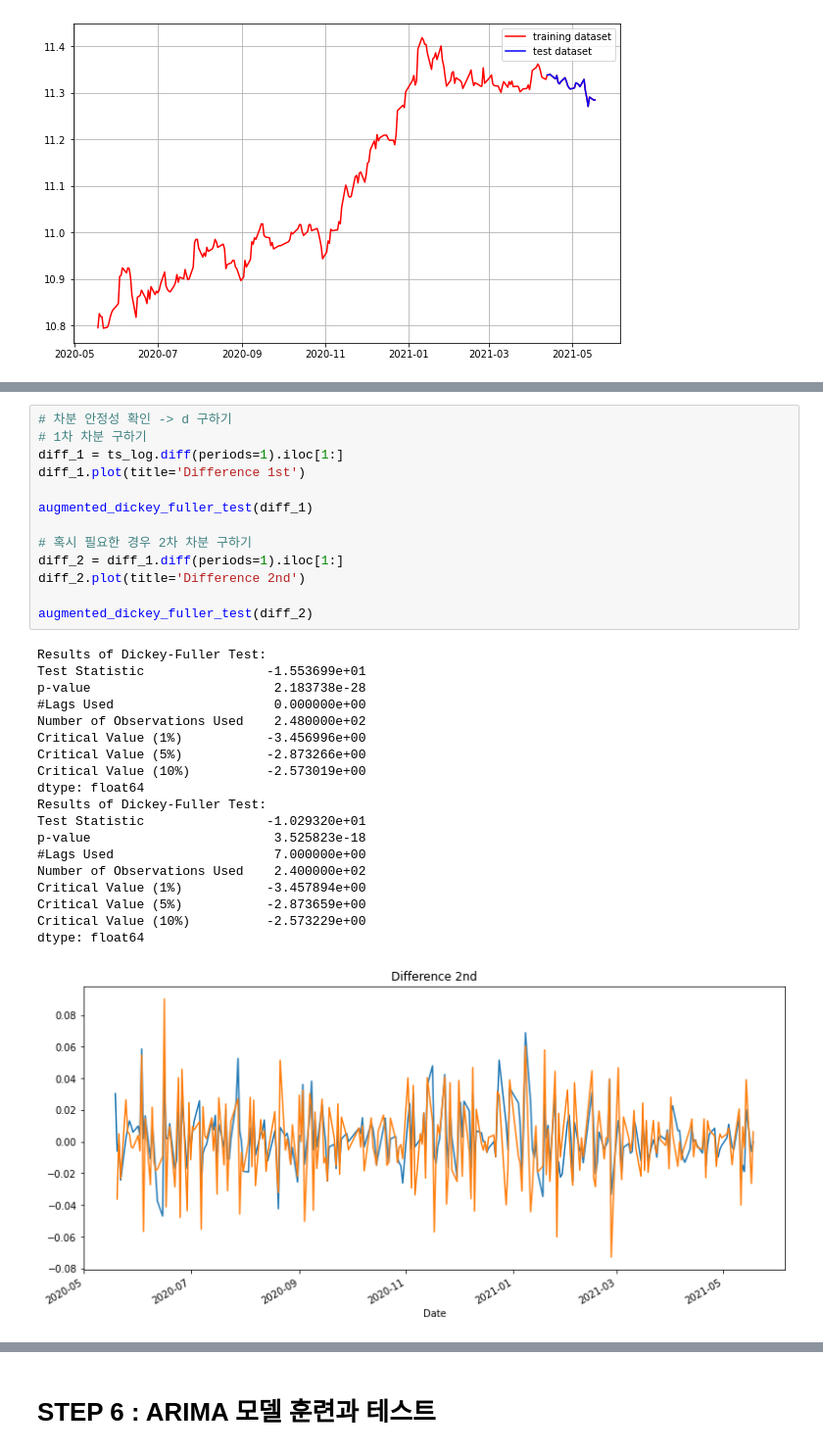
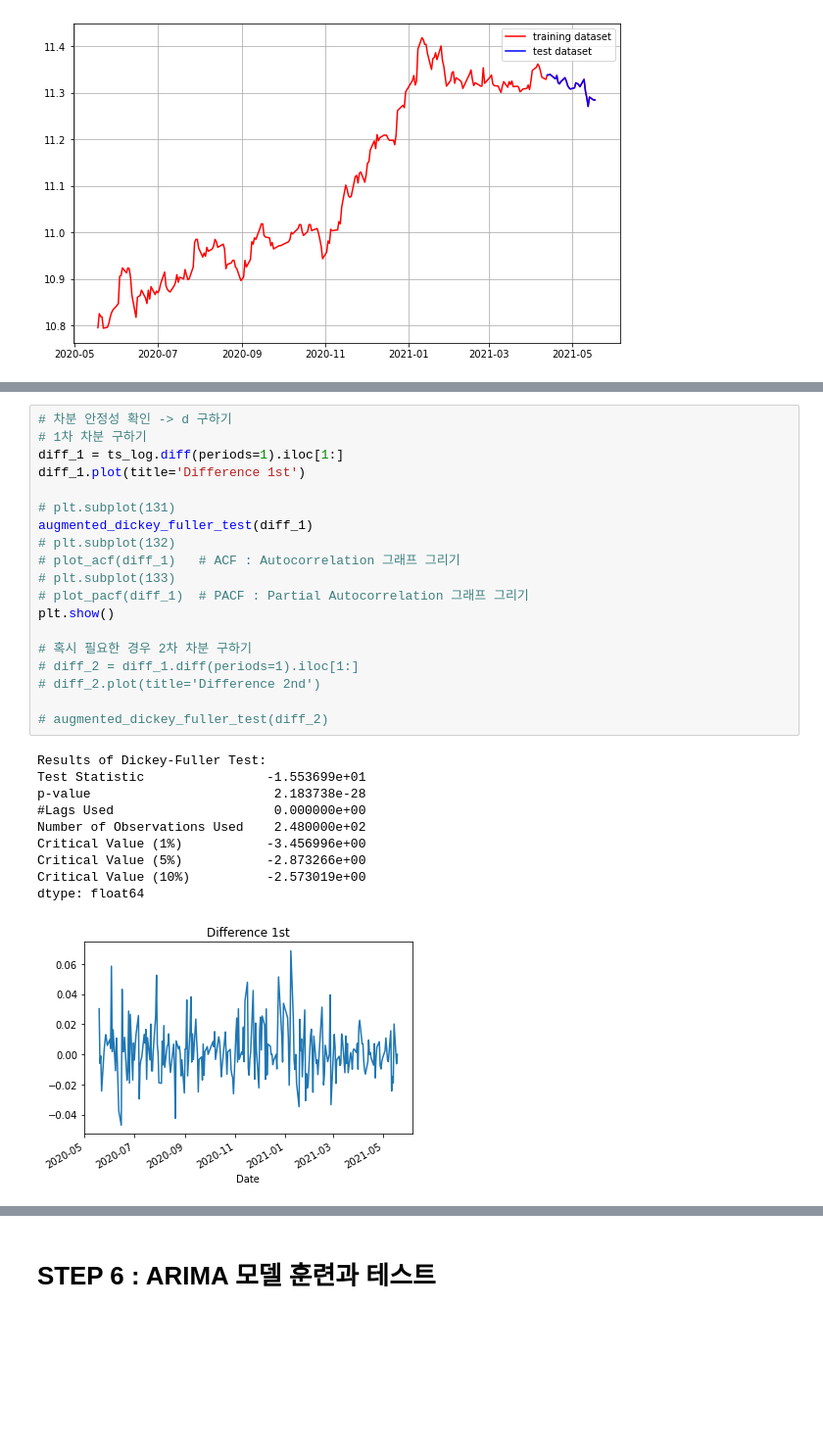
Before and after one commit to LAGABI44/AIFFEL_Study, a Jupyter notebook: EXPLORATION/Submission/[E-11]Stock_Prediction.ipynb, the cells around one changed output, grey strips where cells are left out. Shown at 98% size. Cells and saved outputs as stored; diff of their text form; blank space fills up the shorter version.

```diff
--- a/EXPLORATION/Submission/[E-11]Stock_Prediction.ipynb
+++ b/EXPLORATION/Submission/[E-11]Stock_Prediction.ipynb
@@ -184,33 +336,30 @@ plt.show()
 # %%
 # 차분 안정성 확인 -> d 구하기
 # 1차 차분 구하기
 diff_1 = ts_log.diff(periods=1).iloc[1:]
 diff_1.plot(title='Difference 1st')
 
+# plt.subplot(131)
 augmented_dickey_fuller_test(diff_1)
+# plt.subplot(132)
+# plot_acf(diff_1)   # ACF : Autocorrelation 그래프 그리기
+# plt.subplot(133)
+# plot_pacf(diff_1)  # PACF : Partial Autocorrelation 그래프 그리기
+plt.show()
 
 # 혹시 필요한 경우 2차 차분 구하기
-diff_2 = diff_1.diff(periods=1).iloc[1:]
-diff_2.plot(title='Difference 2nd')
+# diff_2 = diff_1.diff(periods=1).iloc[1:]
+# diff_2.plot(title='Difference 2nd')
 
-augmented_dickey_fuller_test(diff_2)
+# augmented_dickey_fuller_test(diff_2)
 # %% [output]
 Results of Dickey-Fuller Test:
 Test Statistic                -1.553699e+01
 p-value                        2.183738e-28
 #Lags Used                     0.000000e+00
 Number of Observations Used    2.480000e+02
 Critical Value (1%)           -3.456996e+00
 Critical Value (5%)           -2.873266e+00
 Critical Value (10%)          -2.573019e+00
 dtype: float64
-Results of Dickey-Fuller Test:
-Test Statistic                -1.029320e+01
-p-value                        3.525823e-18
-#Lags Used                     7.000000e+00
-Number of Observations Used    2.400000e+02
-Critical Value (1%)           -3.457894e+00
-Critical Value (5%)           -2.873659e+00
-Critical Value (10%)          -2.573229e+00
-dtype: float64
-[figure, old version]
+[figure, new version]
```
Also changed, not shown: parts of 86 cells of this notebook.
